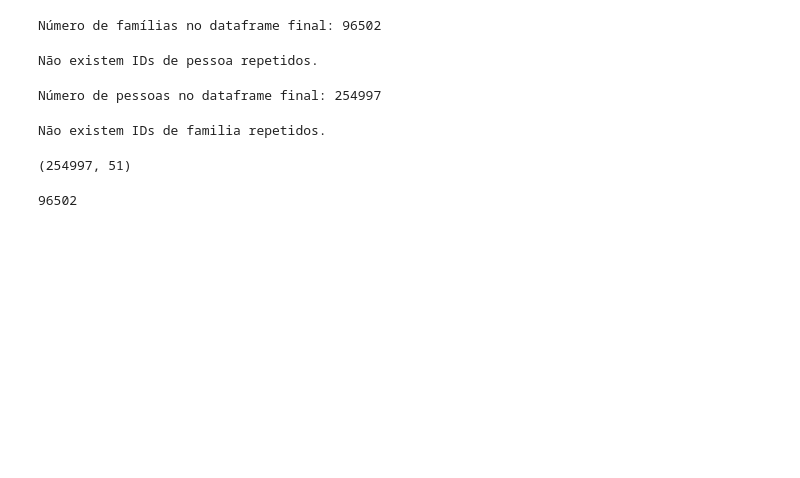
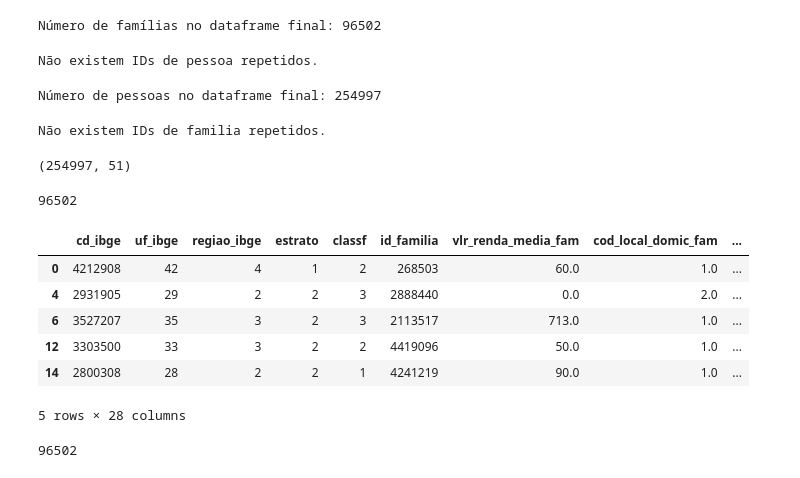
Before and after one commit to mariananresende/averiguacao_cadastral, a Jupyter notebook: Analises_Mariana/limpeza_base_pessoa.ipynb, the cells around one changed output. Drawn from its saved outputs; the diff is of its cells as text; code cells hidden in the pictures; blank space fills up the shorter version.

```diff
--- a/Analises_Mariana/limpeza_base_pessoa.ipynb
+++ b/Analises_Mariana/limpeza_base_pessoa.ipynb
@@ -992,3 +992,18 @@ df_fam_pessoas_amostra_100mil_limpa.shape
 df_fam_pessoas_amostra_100mil_limpa['id_familia'].nunique()
 # %% [output]
 96502
+# %%
+df_familia_final.head()
+# %% [output]
+|  | cd_ibge | uf_ibge | regiao_ibge | estrato | classf | id_familia | vlr_renda_media_fam | cod_local_domic_fam | ... |
+| 0 | 4212908 | 42 | 4 | 1 | 2 | 268503 | 60.0 | 1.0 | ... |
+| 4 | 2931905 | 29 | 2 | 2 | 3 | 2888440 | 0.0 | 2.0 | ... |
+| 6 | 3527207 | 35 | 3 | 2 | 3 | 2113517 | 713.0 | 1.0 | ... |
+| 12 | 3303500 | 33 | 3 | 2 | 2 | 4419096 | 50.0 | 1.0 | ... |
+| 14 | 2800308 | 28 | 2 | 2 | 1 | 4241219 | 90.0 | 1.0 | ... |
+5 rows × 28 columns
+# %%
+# Identificar IDs de familia que se repetem
+df_familia_final['id_familia'].nunique()
+# %% [output]
+96502
```
Also changed, not shown: parts of 8 cells of this notebook, 3 other files.
